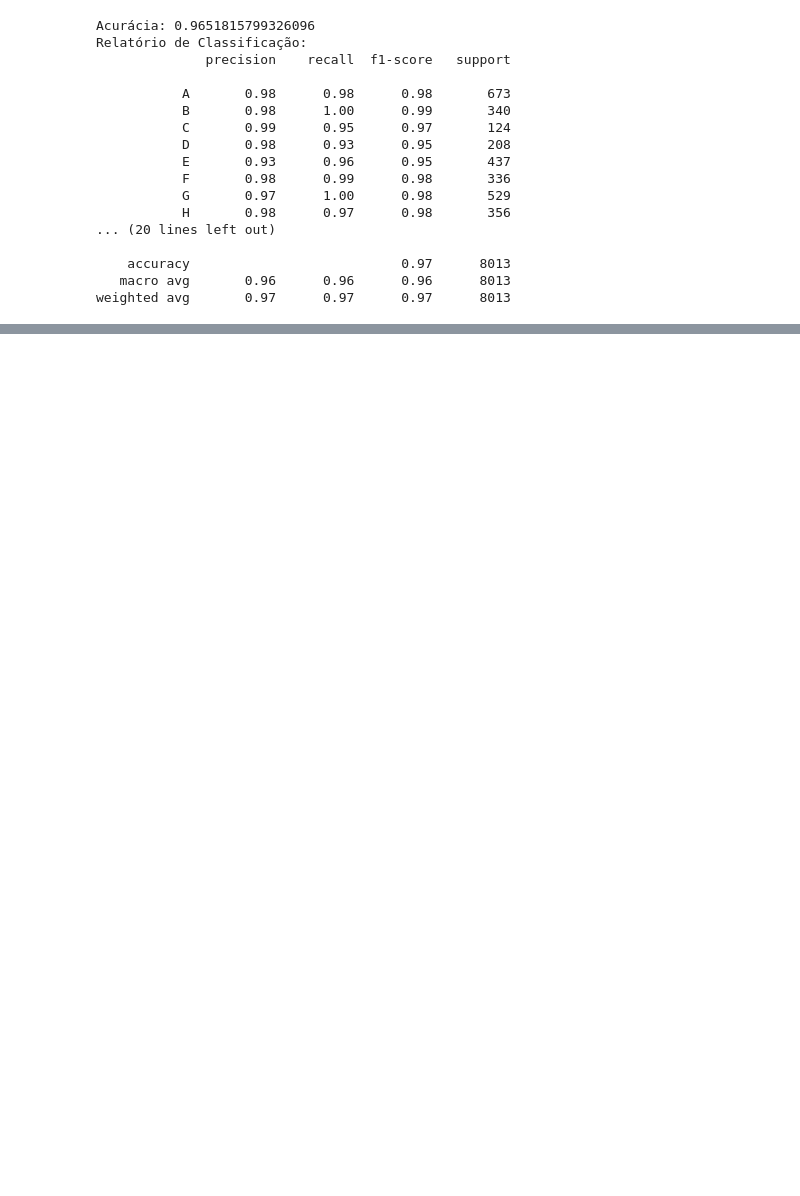
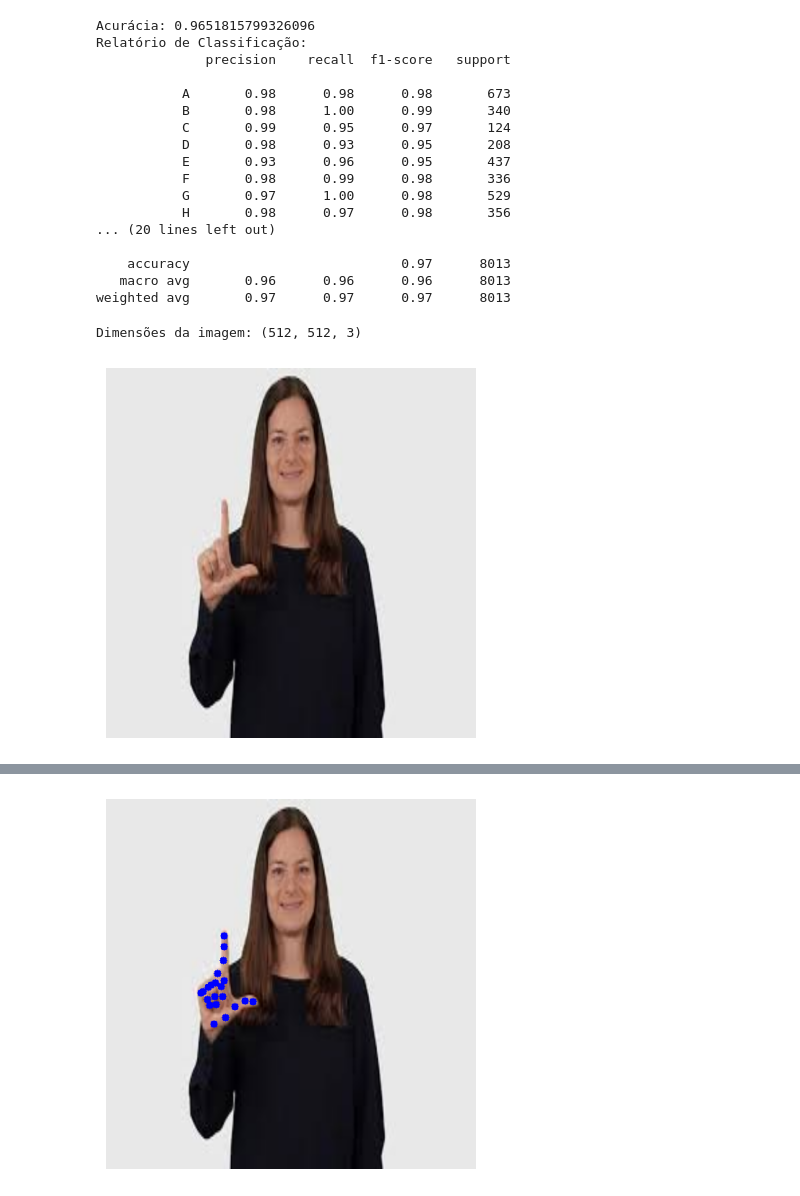
Before and after one commit to SignmonAI/ASLDataProcessing, a Jupyter notebook: main.ipynb, the cells around one changed output, grey strips where cells are left out. Saved outputs shown, nothing was run; the diff lists cells and outputs as text; code cells hidden in the pictures; blank space fills up the shorter version.

Commit message:
feat: test with different images done

```diff
--- a/main.ipynb
+++ b/main.ipynb
@@ -165,3 +165,81 @@ Relatório de Classificação:
     accuracy                           0.97      8013
    macro avg       0.96      0.96      0.96      8013
 weighted avg       0.97      0.97      0.97      8013
+# %%
+import cv2
+import mediapipe as mp
+import pandas as pd
+import matplotlib.pyplot as plt
+
+# Inicialize o MediaPipe Hands
+mp_hands = mp.solutions.hands
+hands = mp_hands.Hands(static_image_mode=False, max_num_hands=1, min_detection_confidence=0.5, min_tracking_confidence=0.5)
+
+# Função para extrair landmarks de uma nova imagem e fazer previsão
+def predict_letter(image_path, model):
+    # Carregar a imagem em RGB
+    image = cv2.imread(image_path)
+
+    if image is None:
+        print(f"Erro: A imagem não foi carregada em {image_path}.")
+        return None
+
+    # Opcional: Redimensionar a imagem se necessário
+    image = cv2.resize(image, (512, 512))
+
+    # Debug: Verificar dimensões da imagem
+    print(f"Dimensões da imagem: {image.shape}")
+
+    # Exibir a imagem original
+    plt.imshow(cv2.cvtColor(image, cv2.COLOR_BGR2RGB))
+    plt.axis("off")
+    plt.show()
+
+    # Processar a imagem para encontrar os landmarks da mão
+    results = hands.process(cv2.cvtColor(image, cv2.COLOR_BGR2RGB))
+
+    # Debug: Verificar a saída do processamento
+    print("Resultados do processamento:", results)
+    print("Número de mãos detectadas:", len(results.multi_hand_landmarks) if results.multi_hand_landmarks else 0)
+
+    if results.multi_hand_landmarks:
+        print("Mão detectada.")
+        # Extrair os landmarks da mão
+        landmarks = results.multi_hand_landmarks[0]
+
+        # Desenhar landmarks na imagem
+        for hand_landmarks in results.multi_hand_landmarks:
+            for landmark in hand_landmarks.landmark:
+                # Ponto (x, y)
+                h, w, _ = image.shape
+                cx, cy = int(landmark.x * w), int(landmark.y * h)
+                cv2.circle(image, (cx, cy), 5, (255, 0, 0), -1)  # Ponto azul
+
+        plt.imshow(cv2.cvtColor(image, cv2.COLOR_BGR2RGB))
+        plt.axis("off")
+        plt.show()
+
+        # Formatar as coordenadas em uma lista única
+        landmark_data = [coord for lm in landmarks.landmark for coord in (lm.x, lm.y)]
+
+        # Debug: Verificar os landmarks extraídos
+        print(f"Landmarks extraídos: {landmark_data}")
+
+        # Transformar em um DataFrame para compatibilidade com o modelo
+        input_df = pd.DataFrame([landmark_data])
+
+        # Fazer previsão com o modelo
+        prediction = model.predict(input_df)
+
+        return prediction[0]  # Retorna a letra prevista
+    else:
+        print("Nenhuma mão detectada na imagem.")
+        return "Nenhuma mão detectada na imagem."
+
+# Exemplo de uso
+image_path = 'a.png'
+predicted_letter = predict_letter(image_path, rf_model)
+print(f"A letra prevista é: {predicted_letter}")
+# %% [output]
+Dimensões da imagem: (512, 512, 3)
+[figure, added]
@@ -167,0 +249 @@ weighted avg       0.97      0.97      0.97      8013
+[figure, added]
```
Also changed, not shown: parts of 1 cell of this notebook.
